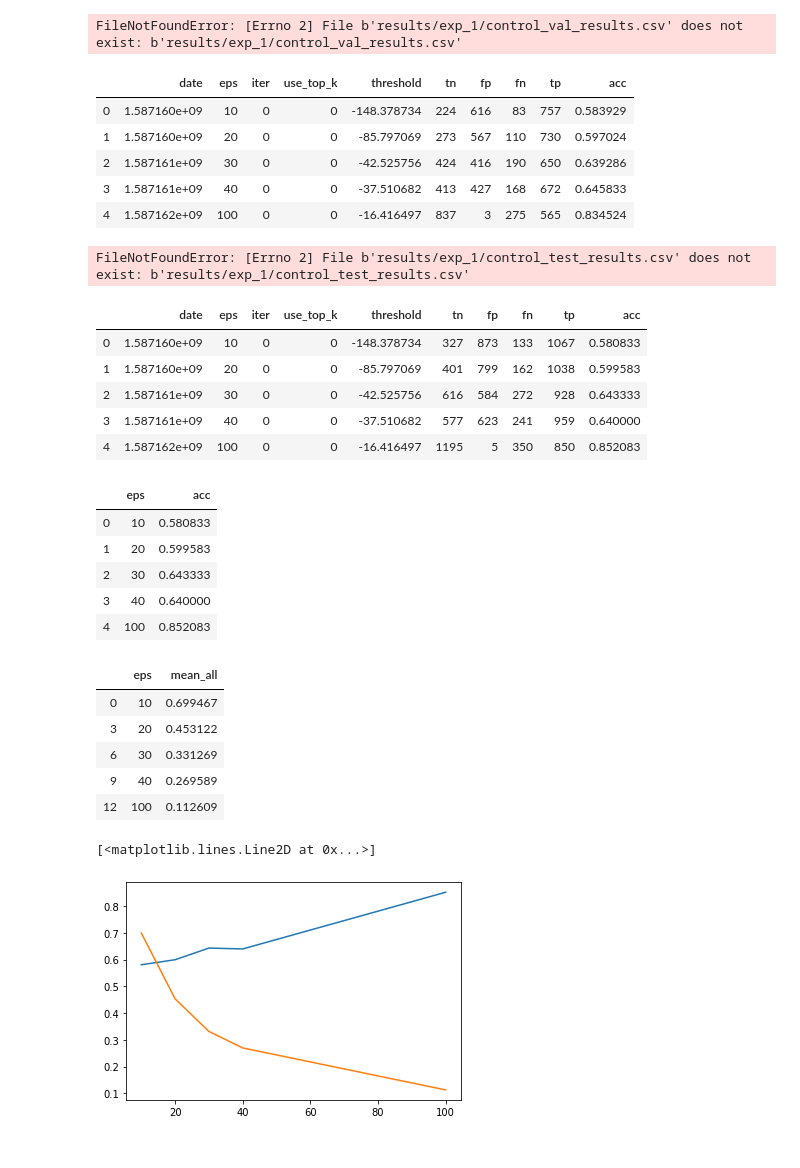
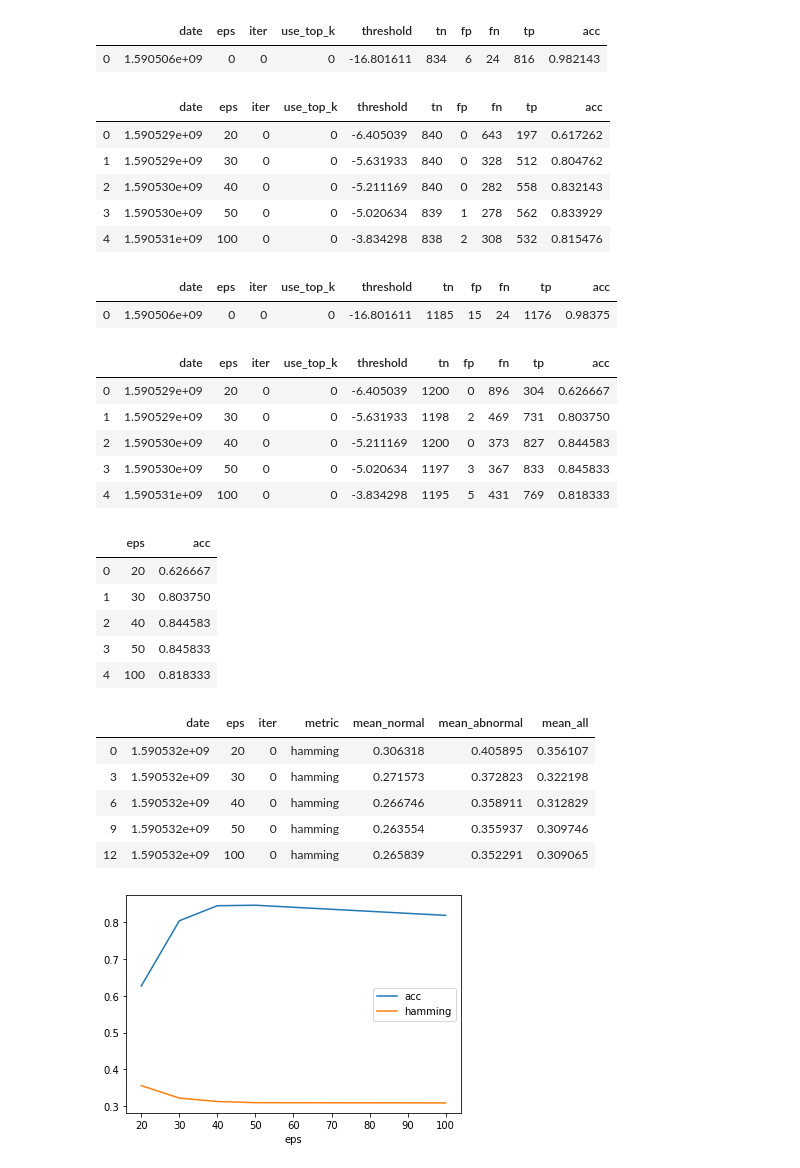
Before and after one commit to ramiroviszan/dp-gem, a Jupyter notebook: result_visualization.ipynb, the cells around one changed output. Saved outputs shown, nothing was run; the diff lists cells and outputs as text; code cells hidden in the pictures.

```diff
--- a/result_visualization.ipynb
+++ b/result_visualization.ipynb
@@ -3,63 +3,68 @@ import pandas as pd
 import numpy as np
 import matplotlib.pyplot as plt
 # %%
-exp_name = 'exp_1'
+exp_name = 'exp_4'
 # %%
 df1 = pd.read_csv('results/{0}/control_val_results.csv'.format(exp_name))
 df1
 # %% [output]
-FileNotFoundError: [Errno 2] File b'results/exp_1/control_val_results.csv' does not exist: b'results/exp_1/control_val_results.csv'
+|  | date | eps | iter | use_top_k | threshold | tn | fp | fn | tp | acc |
+| 0 | 1.590506e+09 | 0 | 0 | 0 | -16.801611 | 834 | 6 | 24 | 816 | 0.982143 |
 # %%
 df2 = pd.read_csv('results/{0}/utility_classifier_val_results.csv'.format(exp_name))
 df2
 # %% [output]
 |  | date | eps | iter | use_top_k | threshold | tn | fp | fn | tp | acc |
-| 0 | 1.587160e+09 | 10 | 0 | 0 | -148.378734 | 224 | 616 | 83 | 757 | 0.583929 |
-| 1 | 1.587160e+09 | 20 | 0 | 0 | -85.797069 | 273 | 567 | 110 | 730 | 0.597024 |
-| 2 | 1.587161e+09 | 30 | 0 | 0 | -42.525756 | 424 | 416 | 190 | 650 | 0.639286 |
-| 3 | 1.587161e+09 | 40 | 0 | 0 | -37.510682 | 413 | 427 | 168 | 672 | 0.645833 |
-| 4 | 1.587162e+09 | 100 | 0 | 0 | -16.416497 | 837 | 3 | 275 | 565 | 0.834524 |
+| 0 | 1.590529e+09 | 20 | 0 | 0 | -6.405039 | 840 | 0 | 643 | 197 | 0.617262 |
+| 1 | 1.590529e+09 | 30 | 0 | 0 | -5.631933 | 840 | 0 | 328 | 512 | 0.804762 |
+| 2 | 1.590530e+09 | 40 | 0 | 0 | -5.211169 | 840 | 0 | 282 | 558 | 0.832143 |
+| 3 | 1.590530e+09 | 50 | 0 | 0 | -5.020634 | 839 | 1 | 278 | 562 | 0.833929 |
+| 4 | 1.590531e+09 | 100 | 0 | 0 | -3.834298 | 838 | 2 | 308 | 532 | 0.815476 |
 # %%
 df3 = pd.read_csv('results/{0}/control_test_results.csv'.format(exp_name))
 df3
 # %% [output]
-FileNotFoundError: [Errno 2] File b'results/exp_1/control_test_results.csv' does not exist: b'results/exp_1/control_test_results.csv'
+|  | date | eps | iter | use_top_k | threshold | tn | fp | fn | tp | acc |
+| 0 | 1.590506e+09 | 0 | 0 | 0 | -16.801611 | 1185 | 15 | 24 | 1176 | 0.98375 |
 # %%
 df23 = pd.read_csv('results/{0}/utility_classifier_test_results.csv'.format(exp_name))
 df23
 # %% [output]
 |  | date | eps | iter | use_top_k | threshold | tn | fp | fn | tp | acc |
-| 0 | 1.587160e+09 | 10 | 0 | 0 | -148.378734 | 327 | 873 | 133 | 1067 | 0.580833 |
-| 1 | 1.587160e+09 | 20 | 0 | 0 | -85.797069 | 401 | 799 | 162 | 1038 | 0.599583 |
-| 2 | 1.587161e+09 | 30 | 0 | 0 | -42.525756 | 616 | 584 | 272 | 928 | 0.643333 |
-| 3 | 1.587161e+09 | 40 | 0 | 0 | -37.510682 | 577 | 623 | 241 | 959 | 0.640000 |
-| 4 | 1.587162e+09 | 100 | 0 | 0 | -16.416497 | 1195 | 5 | 350 | 850 | 0.852083 |
+| 0 | 1.590529e+09 | 20 | 0 | 0 | -6.405039 | 1200 | 0 | 896 | 304 | 0.626667 |
+| 1 | 1.590529e+09 | 30 | 0 | 0 | -5.631933 | 1198 | 2 | 469 | 731 | 0.803750 |
+| 2 | 1.590530e+09 | 40 | 0 | 0 | -5.211169 | 1200 | 0 | 373 | 827 | 0.844583 |
+| 3 | 1.590530e+09 | 50 | 0 | 0 | -5.020634 | 1197 | 3 | 367 | 833 | 0.845833 |
+| 4 | 1.590531e+09 | 100 | 0 | 0 | -3.834298 | 1195 | 5 | 431 | 769 | 0.818333 |
 # %%
 df4 = pd.read_csv('results/{0}/utility_classifier_test_results.csv'.format(exp_name))
 df_acc = df4[['eps', 'acc']]
 df_acc
 # %% [output]
 |  | eps | acc |
-| 0 | 10 | 0.580833 |
-| 1 | 20 | 0.599583 |
-| 2 | 30 | 0.643333 |
-| 3 | 40 | 0.640000 |
-| 4 | 100 | 0.852083 |
+| 0 | 20 | 0.626667 |
+| 1 | 30 | 0.803750 |
+| 2 | 40 | 0.844583 |
+| 3 | 50 | 0.845833 |
+| 4 | 100 | 0.818333 |
 # %%
 df5 = pd.read_csv('results/{0}/utility_similarity_test_results.csv'.format(exp_name))
 df_hamming = df5[df5['metric'] == 'hamming']
 df_hamming_metric = df_hamming[['eps', 'mean_all']]
 df_hamming_metric
+df_hamming
 # %% [output]
-|  | eps | mean_all |
-| 0 | 10 | 0.699467 |
-| 3 | 20 | 0.453122 |
-| 6 | 30 | 0.331269 |
-| 9 | 40 | 0.269589 |
-| 12 | 100 | 0.112609 |
+|  | date | eps | iter | metric | mean_normal | mean_abnormal | mean_all |
+| 0 | 1.590532e+09 | 20 | 0 | hamming | 0.306318 | 0.405895 | 0.356107 |
+| 3 | 1.590532e+09 | 30 | 0 | hamming | 0.271573 | 0.372823 | 0.322198 |
+| 6 | 1.590532e+09 | 40 | 0 | hamming | 0.266746 | 0.358911 | 0.312829 |
+| 9 | 1.590532e+09 | 50 | 0 | hamming | 0.263554 | 0.355937 | 0.309746 |
+| 12 | 1.590532e+09 | 100 | 0 | hamming | 0.265839 | 0.352291 | 0.309065 |
 # %%
 plt.plot(df_acc['eps'], df_acc['acc'])
 plt.plot(df_hamming_metric['eps'], df_hamming_metric['mean_all'])
+plt.xlabel("eps")
+plt.legend(['acc', 'hamming'])
+plt.show()
 # %% [output]
-[<matplotlib.lines.Line2D at 0x...>]
-[figure, old version]
+[figure, new version]
```
Also changed, not shown: parts of 3 cells of this notebook, 17 other files.
